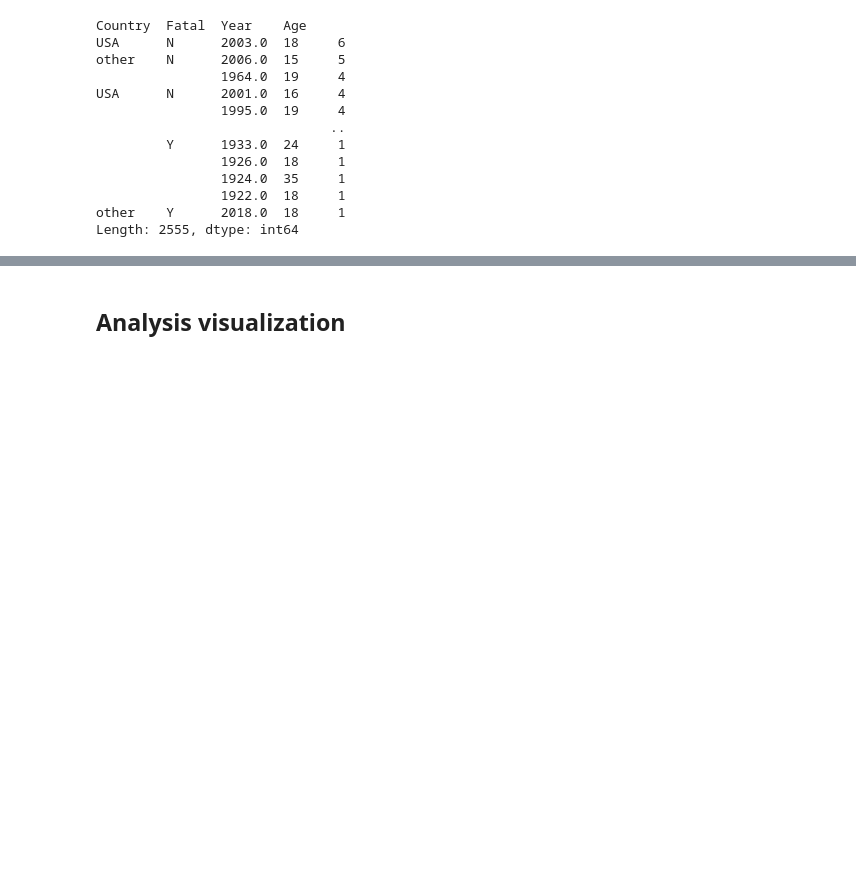
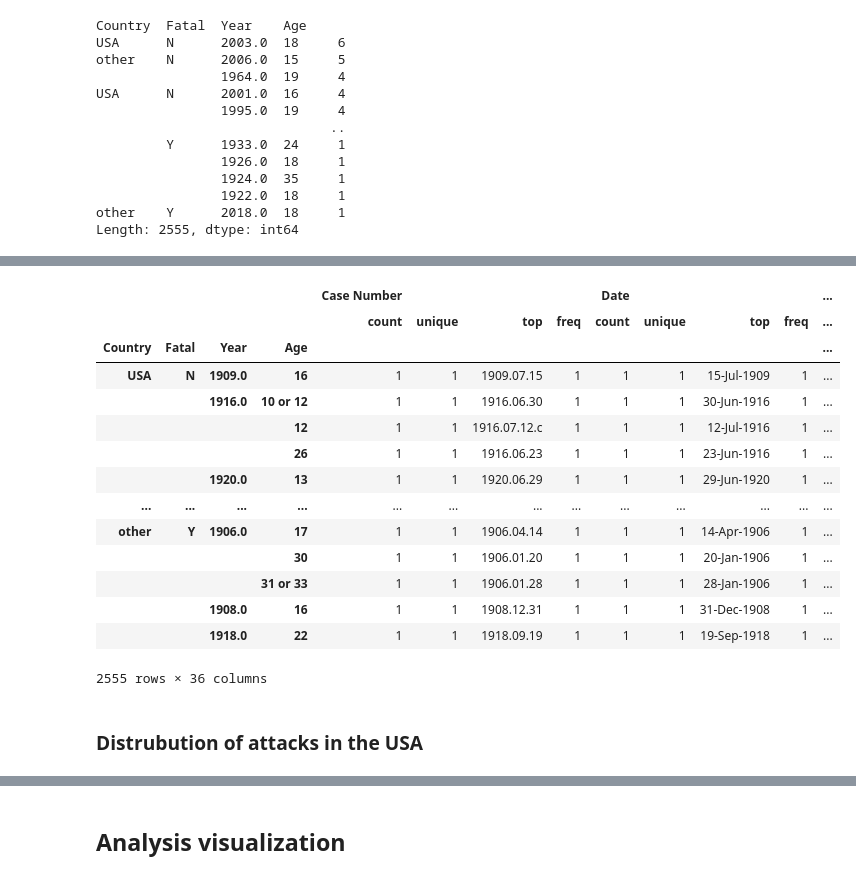
Before and after one commit to angelanavarrog/Pandas-project-Sharks-attacks, a Jupyter notebook: Output/Analysis.ipynb, the cells around one changed output, grey strips where cells are left out. Saved outputs shown, nothing was run; the diff lists cells and outputs as text; code cells hidden in the pictures; blank space fills up the shorter version.

```diff
--- a/Output/Analysis.ipynb
+++ b/Output/Analysis.ipynb
@@ -28,0 +47,20 @@ hipothesis = final_attacks.groupby(["Country","Fatal","Year", "Age"])
+# %%
+hipothesis.describe()
+# %% [output]
+|  |  |  |  | Case Number |  |  |  | Date |  |  |  | ... |
+|  |  |  |  | count | unique | top | freq | count | unique | top | freq | ... |
+| Country | Fatal | Year | Age |  |  |  |  |  |  |  |  | ... |
+| USA | N | 1909.0 | 16 | 1 | 1 | 1909.07.15 | 1 | 1 | 1 | 15-Jul-1909 | 1 | ... |
+|  |  | 1916.0 | 10 or 12 | 1 | 1 | 1916.06.30 | 1 | 1 | 1 | 30-Jun-1916 | 1 | ... |
+|  |  |  | 12 | 1 | 1 | 1916.07.12.c | 1 | 1 | 1 | 12-Jul-1916 | 1 | ... |
+|  |  |  | 26 | 1 | 1 | 1916.06.23 | 1 | 1 | 1 | 23-Jun-1916 | 1 | ... |
+|  |  | 1920.0 | 13 | 1 | 1 | 1920.06.29 | 1 | 1 | 1 | 29-Jun-1920 | 1 | ... |
+| ... | ... | ... | ... | ... | ... | ... | ... | ... | ... | ... | ... | ... |
+| other | Y | 1906.0 | 17 | 1 | 1 | 1906.04.14 | 1 | 1 | 1 | 14-Apr-1906 | 1 | ... |
+|  |  |  | 30 | 1 | 1 | 1906.01.20 | 1 | 1 | 1 | 20-Jan-1906 | 1 | ... |
+|  |  |  | 31 or 33 | 1 | 1 | 1906.01.28 | 1 | 1 | 1 | 28-Jan-1906 | 1 | ... |
+|  |  | 1908.0 | 16 | 1 | 1 | 1908.12.31 | 1 | 1 | 1 | 31-Dec-1908 | 1 | ... |
+|  |  | 1918.0 | 22 | 1 | 1 | 1918.09.19 | 1 | 1 | 1 | 19-Sep-1918 | 1 | ... |
+2555 rows × 36 columns
+# %% [markdown]
+### Distrubution of attacks in the USA
```
Also changed, not shown: parts of 12 cells of this notebook, 1 other file.
